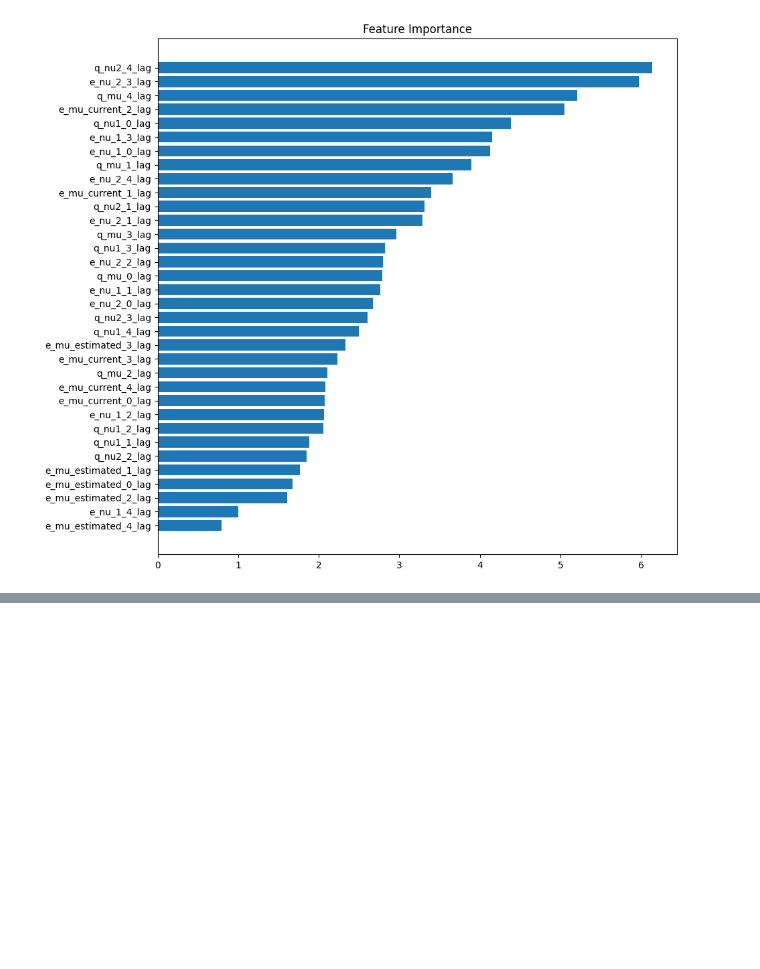
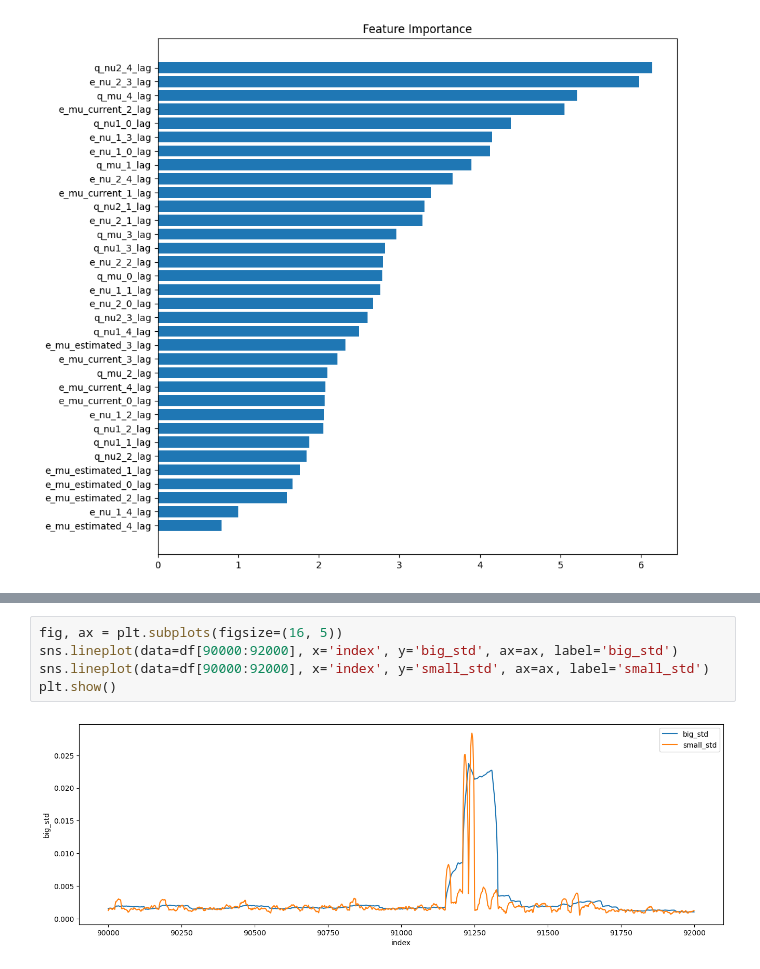
Before and after one commit to rmnigm/qber-forecasting, a Jupyter notebook: notebooks/catboost_outlier_detection.ipynb, the cells around one changed output, grey strips where cells are left out. Drawn from its saved outputs; the diff is of its cells as text; blank space fills up the shorter version.

```diff
--- a/notebooks/catboost_outlier_detection.ipynb
+++ b/notebooks/catboost_outlier_detection.ipynb
@@ -171,0 +221,7 @@ plt.show()
+# %%
+fig, ax = plt.subplots(figsize=(16, 5))
+sns.lineplot(data=df[90000:92000], x='index', y='big_std', ax=ax, label='big_std')
+sns.lineplot(data=df[90000:92000], x='index', y='small_std', ax=ax, label='small_std')
+plt.show()
+# %% [output]
+[figure, added]
```
Also changed, not shown: parts of 14 cells of this notebook.
